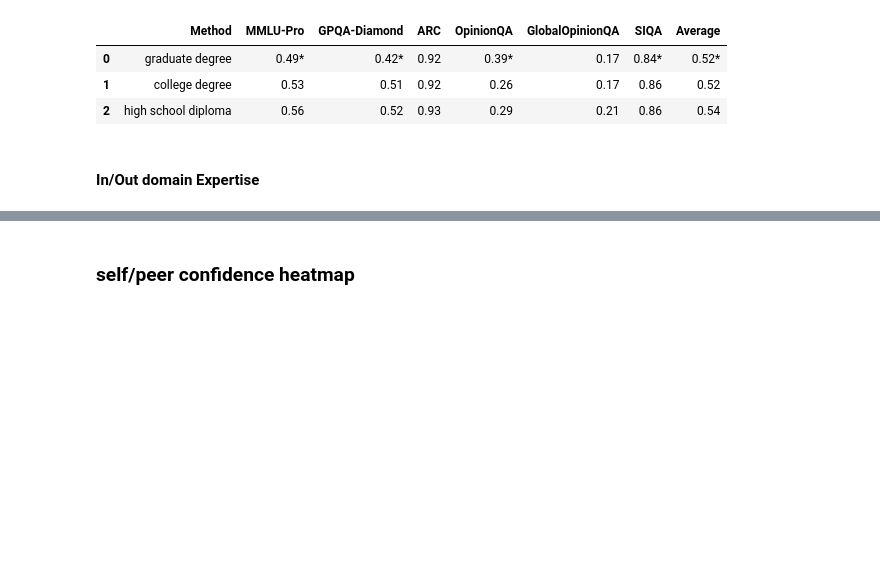
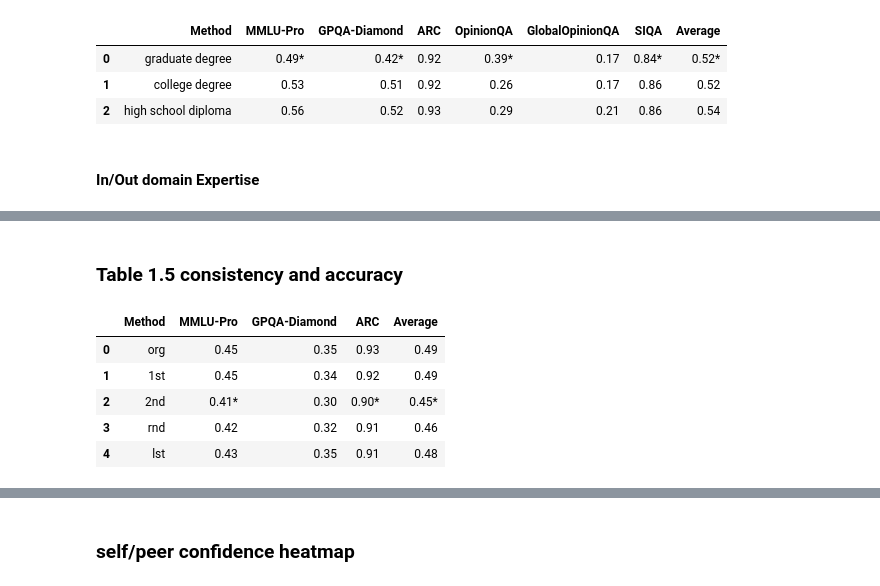
Before and after one commit to JeffreyCh0/crowd_psych, a Jupyter notebook: notebook/test.ipynb, the cells around one changed output, grey strips where cells are left out. Saved outputs shown, nothing was run; the diff lists cells and outputs as text; code cells hidden in the pictures; blank space fills up the shorter version.

```diff
--- a/notebook/test.ipynb
+++ b/notebook/test.ipynb
@@ -729,7 +745,7 @@ for col in columns_to_check:
 
     if p_value < 0.05:
         table_edu = table_edu.astype({col: 'object'}) # ensure column can hold strings
-        table_edu.loc[table_edu['Method'] == 'graduate degree', col] = f"{row_2nd[col]:.2f}*"
+        table_edu.loc[table_edu['Method'] == 'graduate degree', col] = f"{row_graduate[col]:.2f}*"
 
 table_edu
 # %% [output]
@@ -779,3 +870,69 @@ table_edu
 
 # plt.grid(axis='y', linestyle='--', alpha=0.7)
 # plt.show()
+# %% [markdown]
+### Table 1.5 consistency and accuracy
+# %%
+dict_results = {}
+dict_results['Average'] = {'org':[], '1st':[], '2nd':[], 'rnd':[], 'lst':[]}
+benchmarks = ["MMLU-Pro", "GPQA-Diamond", "ARC"]
+for benchmark in benchmarks:
+    dict_results[benchmark] = {}
+    with open(f'../data/{benchmark}/results/org.pkl', 'rb') as f:
+        retrieved_results = pickle.load(f)
+        dict_results[benchmark]['org'] = retrieved_results
+        dict_results['Average']['org'].extend(retrieved_results)
+    for disagree_type in ['1st', '2nd', 'rnd', 'lst']:
+        PATH = f'../data/{benchmark}/results/one_{disagree_type}.pkl'
+        with open(PATH, 'rb') as f:
+            retrieved_results = pickle.load(f)
+            dict_results[benchmark][disagree_type] = retrieved_results
+            dict_results['Average'][disagree_type].extend(retrieved_results)
+# %%
+from scipy.stats import ttest_rel
+
+disagree_types = ['org', '1st', '2nd', 'rnd', 'lst']
+
+table1 = pd.DataFrame(columns = ["Method"] + benchmarks +["Average"])
+# table1.loc[0] = ["1st", 0.75, 0.68, 0.66, 0.65, 0.63, 0.62]
+for disagree_type in disagree_types:
+    row = [disagree_type]
+    for benchmark in benchmarks + ["Average"]:
+        if disagree_type == 'org':
+            consistency = np.mean([r['r^org'] == r['answer'] for r in dict_results[benchmark][disagree_type]])
+        else:
+            consistency = np.mean([r['r'] == r['answer'] for r in dict_results[benchmark][disagree_type]])
+        row.append(round(consistency, 2))
+    table1.loc[len(table1)] = row
+
+# Apply significance marking
+columns_to_check = table1.columns[1:]  # include all benchmarks + 'Average'
+row_2nd = table1[table1['Method'] == '2nd'].iloc[0]
+
+for col in columns_to_check:
+    values = table1[col]
+    sorted_vals = sorted(values)
+    second_min = sorted_vals[1] if values[table1['Method'] == '2nd'].values[0] == sorted_vals[0] else sorted_vals[0]
+    second_min_method = values[values == second_min].index[0]
+    second_min_method = disagree_types[second_min_method]
+
+    # Get per-sample consistency lists
+    vals_2nd = [r['r'] == r['answer'] for r in dict_results[col]['2nd']]
+    vals_comp = [r['r'] == r['answer'] for r in dict_results[col][second_min_method]]
+
+    # Run paired t-test
+    t_stat, p_value = ttest_rel(np.array(vals_2nd, dtype=float), np.array(vals_comp, dtype=float))
+
+    if p_value < 0.05:
+        table1 = table1.astype({col: 'object'}) # ensure column can hold strings
+        table1.loc[table1['Method'] == '2nd', col] = f"{row_2nd[col]:.2f}*"
+
+
+table1
+# %% [output]
+|  | Method | MMLU-Pro | GPQA-Diamond | ARC | Average |
+| 0 | org | 0.45 | 0.35 | 0.93 | 0.49 |
+| 1 | 1st | 0.45 | 0.34 | 0.92 | 0.49 |
+| 2 | 2nd | 0.41* | 0.30 | 0.90* | 0.45* |
+| 3 | rnd | 0.42 | 0.32 | 0.91 | 0.46 |
+| 4 | lst | 0.43 | 0.35 | 0.91 | 0.48 |
```
Also changed, not shown: parts of 15 cells of this notebook, 1 other file.
